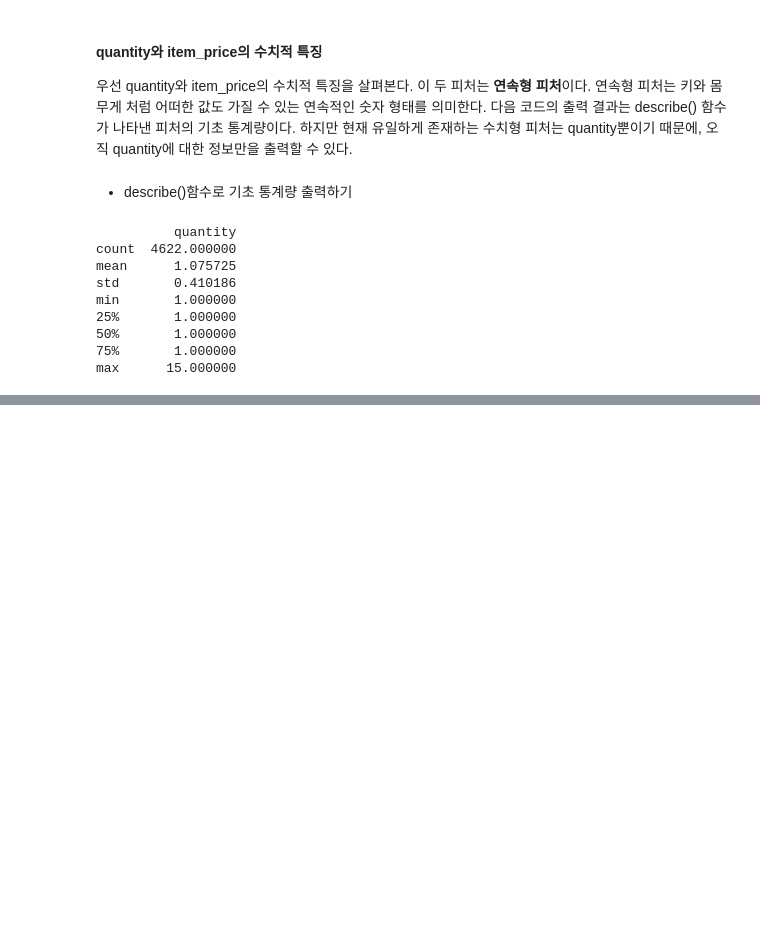
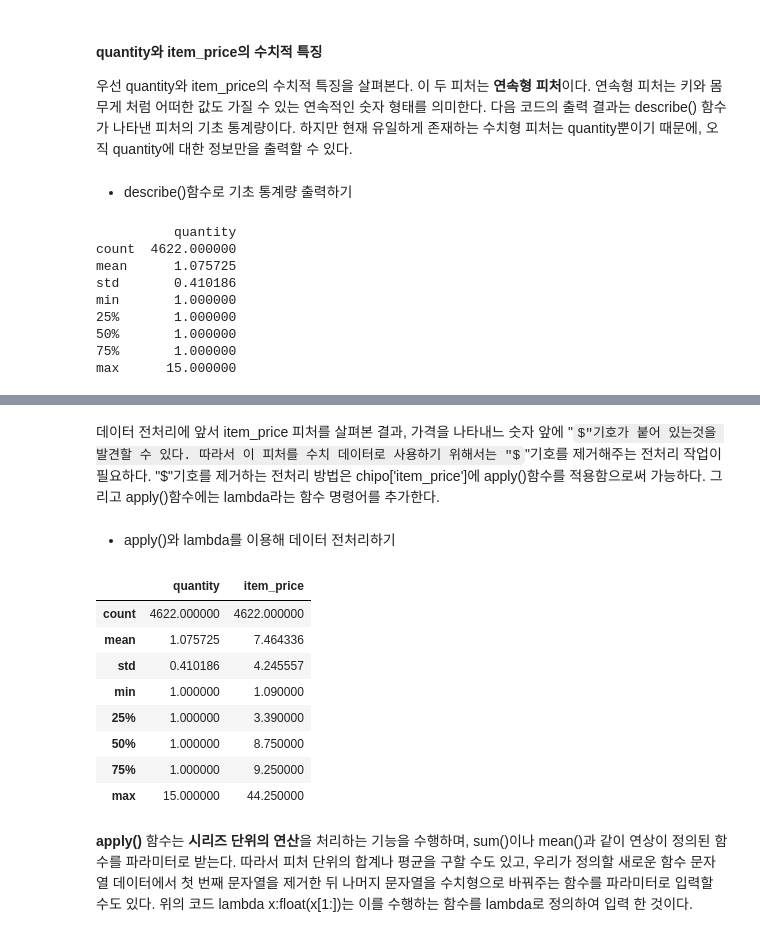
Before and after one commit to goldang01/python_data_analysis_study, a Jupyter notebook: Chapter 1.ipynb, the cells around one changed output, grey strips where cells are left out. Saved outputs shown, nothing was run; the diff lists cells and outputs as text; code cells hidden in the pictures; some formulas as TeX source; blank space fills up the shorter version.

```diff
--- a/Chapter 1.ipynb
+++ b/Chapter 1.ipynb
@@ -143,0 +271,20 @@ max      15.000000
+# %% [markdown]
+데이터 전처리에 앞서 item_price 피처를 살펴본 결과, 가격을 나타내느 숫자 앞에 "$"기호가 붙어 있는것을 발견할 수 있다. 따라서 이 피처를 수치 데이터로 사용하기 위해서는 "$"기호를 제거해주는 전처리 작업이 필요하다. "$"기호를 제거하는 전처리 방법은 chipo['item_price']에 apply()함수를 적용함으로써 가능하다. 그리고 apply()함수에는 lambda라는 함수 명령어를 추가한다.
+# %% [markdown]
+- apply()와 lambda를 이용해 데이터 전처리하기
+# %%
+# column 단위 데이터에 apply() 함수로 전처리를 적용한다.
+chipo['item_price'] = chipo['item_price'].apply(lambda x : float(x[1:]))
+chipo.describe()
+# %% [output]
+|  | quantity | item_price |
+| count | 4622.000000 | 4622.000000 |
+| mean | 1.075725 | 7.464336 |
+| std | 0.410186 | 4.245557 |
+| min | 1.000000 | 1.090000 |
+| 25% | 1.000000 | 3.390000 |
+| 50% | 1.000000 | 8.750000 |
+| 75% | 1.000000 | 9.250000 |
+| max | 15.000000 | 44.250000 |
+# %% [markdown]
+**apply()** 함수는 **시리즈 단위의 연산**을 처리하는 기능을 수행하며, sum()이나 mean()과 같이 연상이 정의된 함수를 파라미터로 받는다. 따라서 피처 단위의 합계나 평균을 구할 수도 있고, 우리가 정의할 새로운 함수 문자열 데이터에서 첫 번째 문자열을 제거한 뒤 나머지 문자열을 수치형으로 바꿔주는 함수를 파라미터로 입력할 수도 있다. 위의 코드 lambda x:float(x[1:])는 이를 수행하는 함수를 lambda로 정의하여 입력 한 것이다.
```
Also changed, not shown: parts of 24 cells of this notebook.
